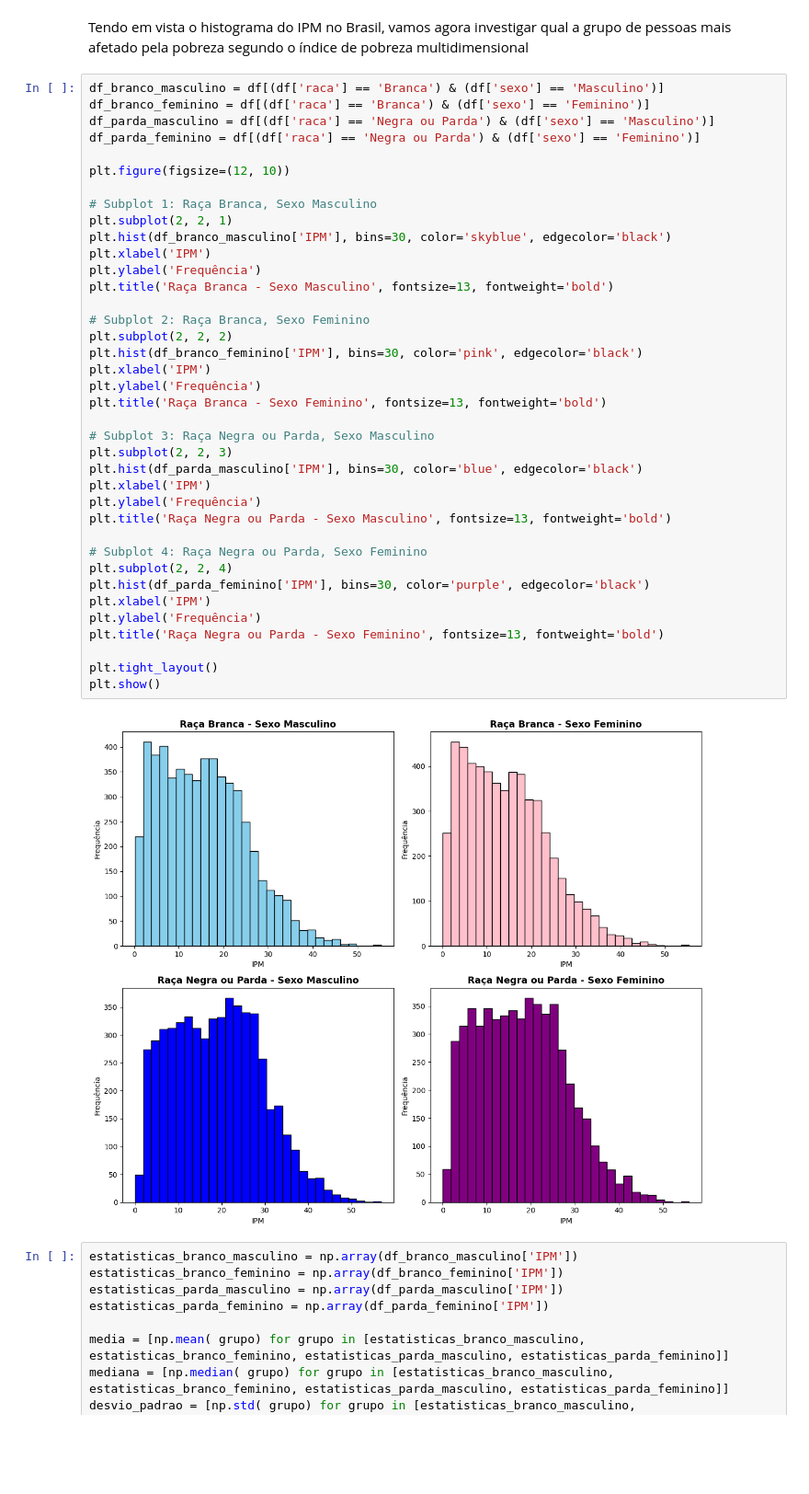
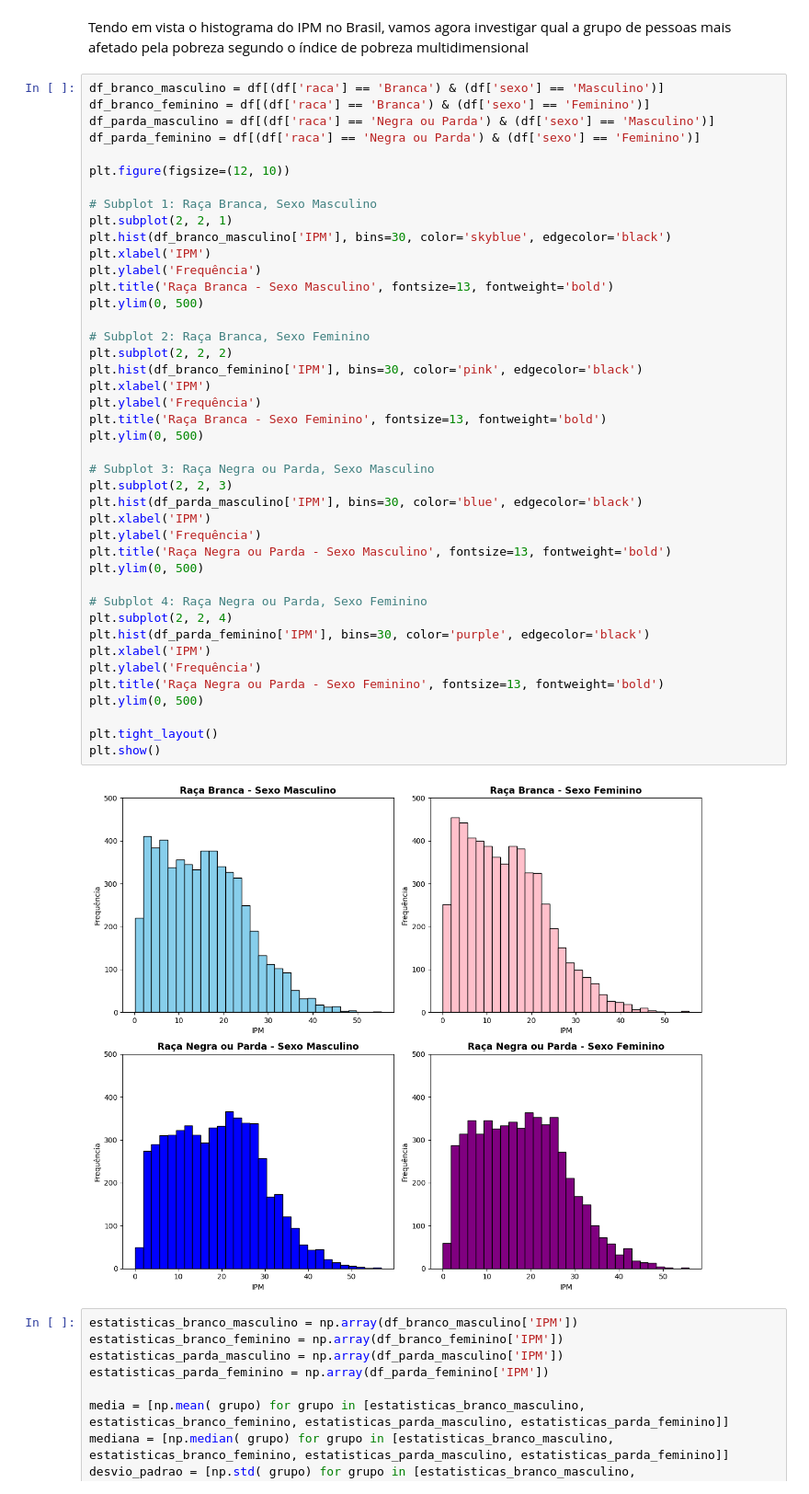
Before and after one commit to lucasjsbarbosa/1-DESAFIO-CIENCIAS-DE-DADOS-PUC-MINAS, a Jupyter notebook: Radiografia_das_Desigualdades_Raciais_no_Brasil_Um_Exame_Multidimensional_dos_Determinantes_Sociais_e_Econômicos.ipynb, the cells around one changed output. Shown at 92% size. Drawn from its saved outputs; the diff is of its cells as text; blank space fills up the shorter version.

```diff
--- a/Radiografia_das_Desigualdades_Raciais_no_Brasil_Um_Exame_Multidimensional_dos_Determinantes_Sociais_e_Econômicos.ipynb
+++ b/Radiografia_das_Desigualdades_Raciais_no_Brasil_Um_Exame_Multidimensional_dos_Determinantes_Sociais_e_Econômicos.ipynb
@@ -386,34 +386,38 @@ plt.figure(figsize=(12, 10))
 plt.subplot(2, 2, 1)
 plt.hist(df_branco_masculino['IPM'], bins=30, color='skyblue', edgecolor='black')
 plt.xlabel('IPM')
 plt.ylabel('Frequência')
 plt.title('Raça Branca - Sexo Masculino', fontsize=13, fontweight='bold')
+plt.ylim(0, 500)
 
 # Subplot 2: Raça Branca, Sexo Feminino
 plt.subplot(2, 2, 2)
 plt.hist(df_branco_feminino['IPM'], bins=30, color='pink', edgecolor='black')
 plt.xlabel('IPM')
 plt.ylabel('Frequência')
 plt.title('Raça Branca - Sexo Feminino', fontsize=13, fontweight='bold')
+plt.ylim(0, 500)
 
 # Subplot 3: Raça Negra ou Parda, Sexo Masculino
 plt.subplot(2, 2, 3)
 plt.hist(df_parda_masculino['IPM'], bins=30, color='blue', edgecolor='black')
 plt.xlabel('IPM')
 plt.ylabel('Frequência')
 plt.title('Raça Negra ou Parda - Sexo Masculino', fontsize=13, fontweight='bold')
+plt.ylim(0, 500)
 
 # Subplot 4: Raça Negra ou Parda, Sexo Feminino
 plt.subplot(2, 2, 4)
 plt.hist(df_parda_feminino['IPM'], bins=30, color='purple', edgecolor='black')
 plt.xlabel('IPM')
 plt.ylabel('Frequência')
 plt.title('Raça Negra ou Parda - Sexo Feminino', fontsize=13, fontweight='bold')
+plt.ylim(0, 500)
 
 plt.tight_layout()
 plt.show()
 # %% [output]
-[figure, old version]
+[figure, new version]
 # %%
 estatisticas_branco_masculino = np.array(df_branco_masculino['IPM'])
 estatisticas_branco_feminino = np.array(df_branco_feminino['IPM'])
```
Also changed, not shown: parts of 4 cells of this notebook.
